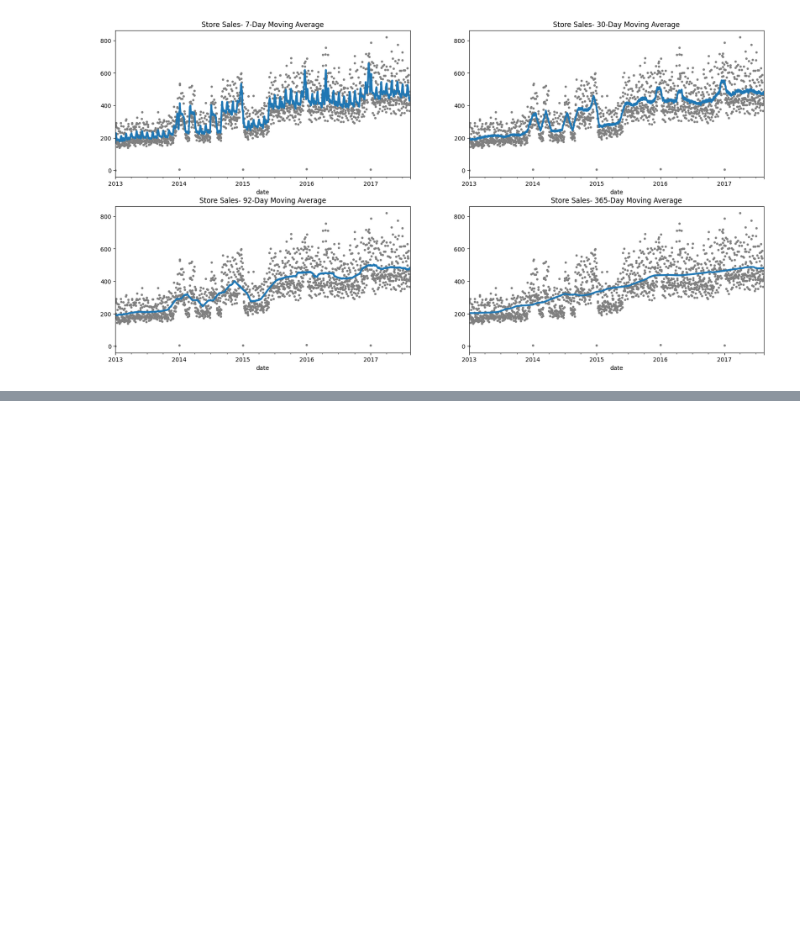
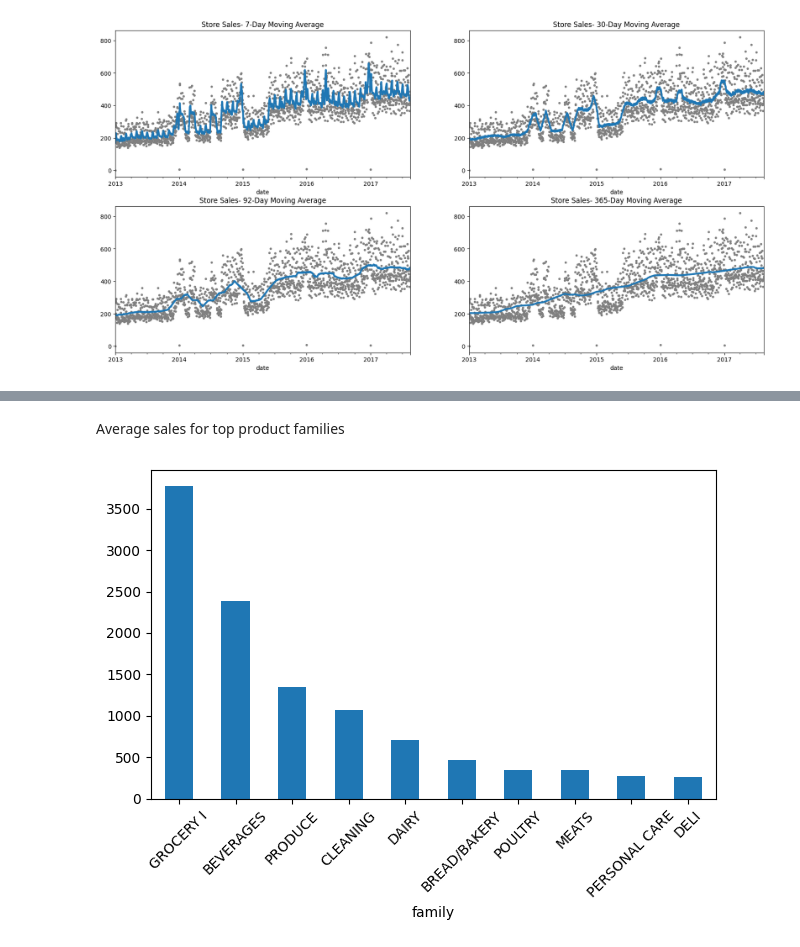
Before and after one commit to Anteemony/sktime-storesales-forecasting, a Jupyter notebook: notebooks/Store_Sales_Forecasting_with_Sktime.ipynb, the cells around one changed output, grey strips where cells are left out. Saved outputs shown, nothing was run; the diff lists cells and outputs as text; code cells hidden in the pictures; blank space fills up the shorter version.

```diff
--- a/notebooks/Store_Sales_Forecasting_with_Sktime.ipynb
+++ b/notebooks/Store_Sales_Forecasting_with_Sktime.ipynb
@@ -317,0 +314,19 @@ for window, ax in zip(windows, axes):
+# %% [markdown]
+Average sales for top product families
+# %%
+# Group by product 'family' and calculate the average sales
+avg_sales = store_sales.groupby('family')['sales'].mean().sort_values(ascending=False)
+
+# Take the top 20 product families
+top_families = avg_sales.head(10)
+
+top_families.plot(kind="bar")
+
+
+# Rotate x-axis labels for better readability if there are many families
+plt.xticks(rotation=45)
+# Display the plot
+plt.tight_layout()  # Ensures all labels fit within the figure area
+plt.show()
+# %% [output]
+[figure, added]
```
Also changed, not shown: parts of 18 cells of this notebook.
